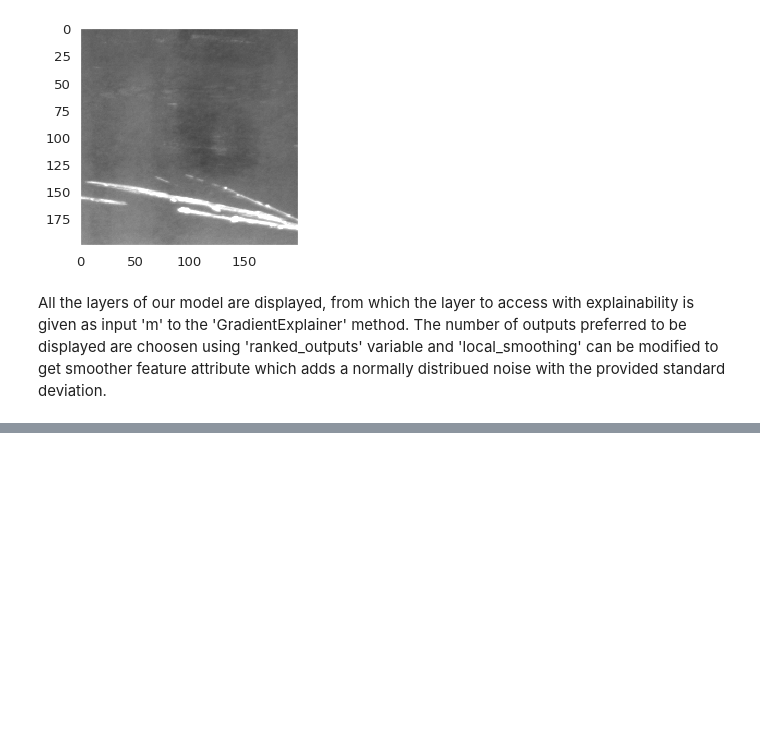
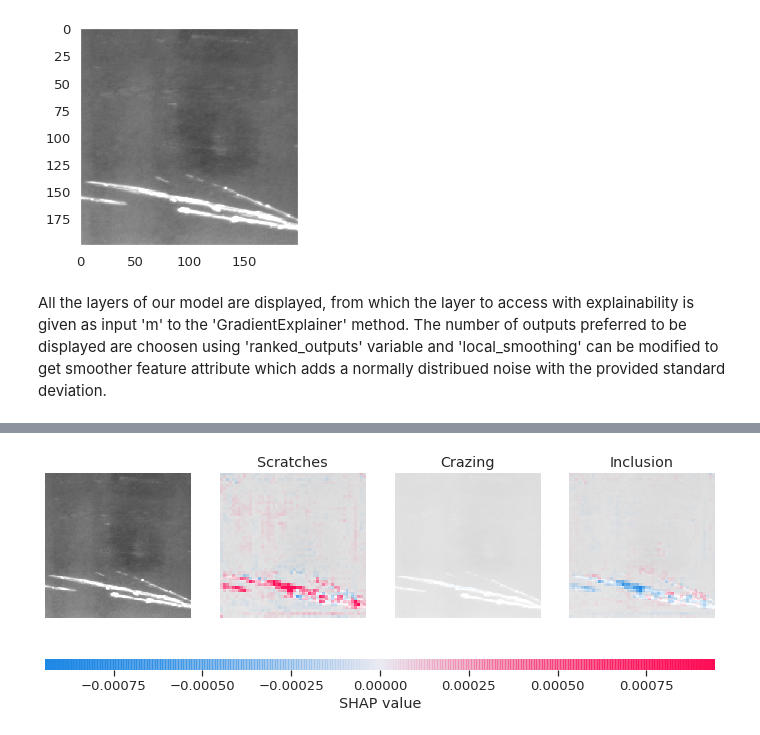
Before and after one commit to mahesh-sudhakar/NEU_XAI, a Jupyter notebook: LG_report1.ipynb, the cells around one changed output, grey strips where cells are left out. Cells and saved outputs as stored; diff of their text form; code cells hidden in the pictures; blank space fills up the shorter version.

```diff
--- a/LG_report1.ipynb
+++ b/LG_report1.ipynb
@@ -666,18 +706,20 @@ for i in range(len(model.layers)):
 # %%
 %%time
 
 import shap
-m = 16
+m = 15
 
 def map2layer(x, layer):
   feed_dict = dict(zip([model.layers[0].input], [preprocess_input(x.copy())]))
   return K.get_session().run(model.layers[layer].input, feed_dict)
 
 e = shap.GradientExplainer((model.layers[m].input, model.layers[-1].output),
                            map2layer(preprocess_input(shap_background.copy()),m), local_smoothing = 0)
 
 shap_values, indexes = e.shap_values(map2layer(shap_test, m), ranked_outputs=3)
 
 index_names = np.vectorize(lambda l: labels[l])(indexes)
 
 shap.image_plot(shap_values, shap_test, index_names)
+# %% [output]
+[figure, added]
```
Also changed, not shown: parts of 20 cells of this notebook.
